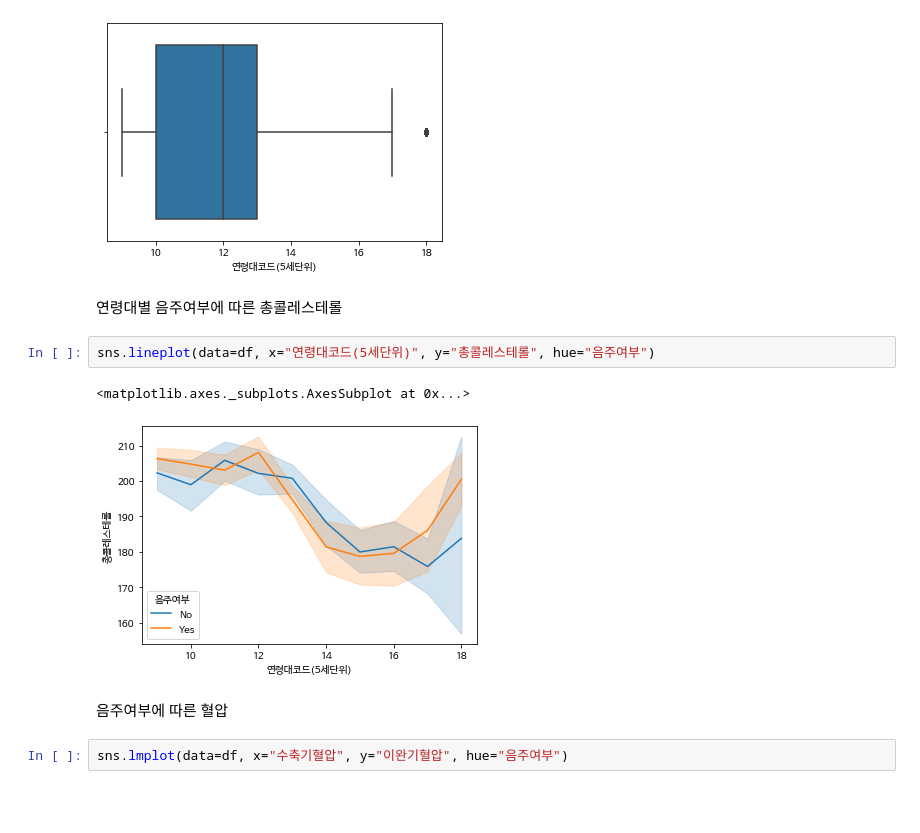
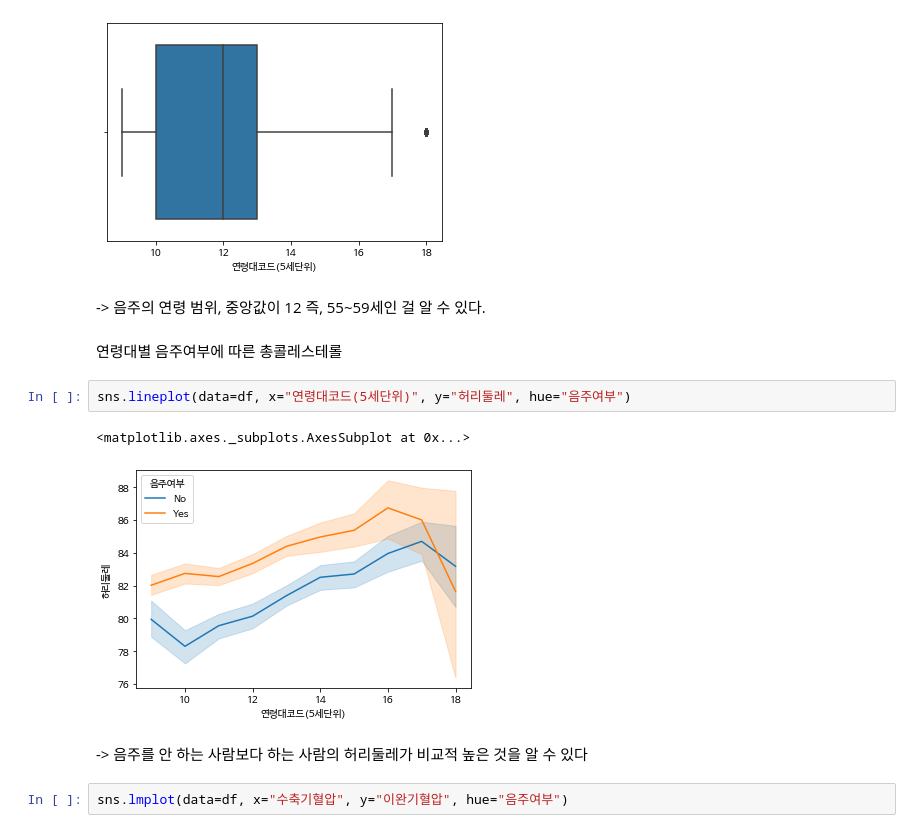
Before and after one commit to sb2011483/ITB2022, a Jupyter notebook: Untitled_ipynb_sb_assignment.ipynb, the cells around one changed output. Drawn from its saved outputs; the diff is of its cells as text; blank space fills up the shorter version.

```diff
--- a/Untitled_ipynb_sb_assignment.ipynb
+++ b/Untitled_ipynb_sb_assignment.ipynb
@@ -179,15 +181,17 @@ sns.boxplot(data=df, x="연령대코드(5세단위)", hue="음주여부")
 # %% [output]
 <matplotlib.axes._subplots.AxesSubplot at 0x...>
 [figure]
+# %% [markdown]
+-> 음주의 연령 범위, 중앙값이 12 즉, 55~59세인 걸 알 수 있다.
 # %% [markdown]
 연령대별 음주여부에 따른 총콜레스테롤
 # %%
-sns.lineplot(data=df, x="연령대코드(5세단위)", y="총콜레스테롤", hue="음주여부")
+sns.lineplot(data=df, x="연령대코드(5세단위)", y="허리둘레", hue="음주여부")
 # %% [output]
 <matplotlib.axes._subplots.AxesSubplot at 0x...>
-[figure, old version]
+[figure, new version]
-# %% [markdown]
-음주여부에 따른 혈압
+# %% [markdown]
+-> 음주를 안 하는 사람보다 하는 사람의 허리둘레가 비교적 높은 것을 알 수 있다
 # %%
 sns.lmplot(data=df, x="수축기혈압", y="이완기혈압", hue="음주여부")
 # %% [output]
```
Also changed, not shown: parts of 4 cells of this notebook.
